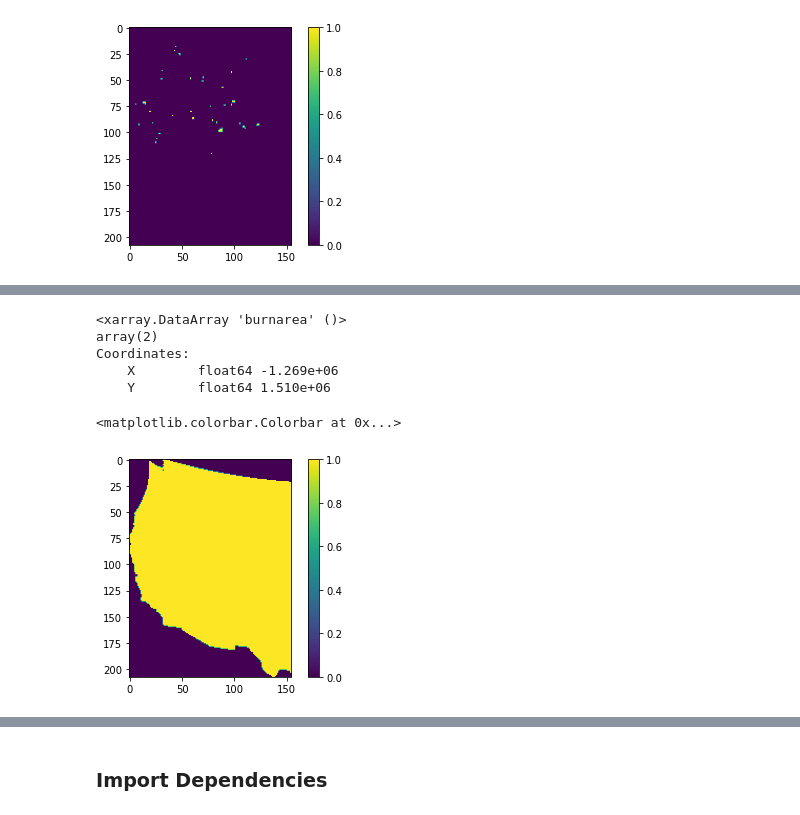
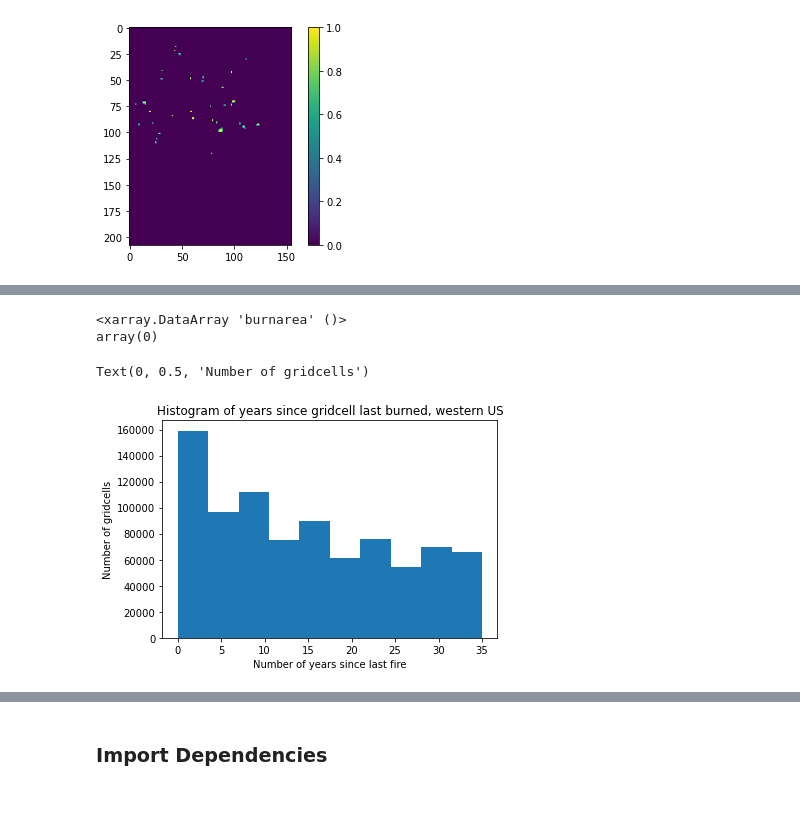
Before and after one commit to JianingFang/FireML_Submission, a Jupyter notebook: script/Susceptibility/Preprocessing.ipynb, the cells around one changed output, grey strips where cells are left out. Saved outputs shown, nothing was run; the diff lists cells and outputs as text; code cells hidden in the pictures.

Commit message:
update with manipulating fire return variable

```diff
--- a/script/Susceptibility/Preprocessing.ipynb
+++ b/script/Susceptibility/Preprocessing.ipynb
@@ -83,7 +83,7 @@ X = burnarea_data.X
 Y = burnarea_data.Y
 
 # get the NaN values in a mask
-maskUS = np.isnan(burnarea.isel(time=0))
+maskUS = ~np.isnan(burnarea.isel(time=0))
 fig, ax = plt.subplots()
 this = ax.imshow(maskUS)
 fig.colorbar(this)
@@ -222,15 +102,48 @@ Coordinates:
-# %%
-tmp_past.loc[thisY, thisX]
-# %% [output]
-<xarray.DataArray 'burnarea' ()>
-array(2)
-Coordinates:
-    X        float64 -1.269e+06
-    Y        float64 1.510e+06
-# %%
-fig, ax = plt.subplots()
-this = ax.imshow(tmp_burned)
-fig.colorbar(this)
-# %% [output]
-<matplotlib.colorbar.Colorbar at 0x...>
-[figure, removed]
+# %%
+burnyes_month.where((burnyes_month!=1) & (burnyes_month!=0)).count()
+# %% [output]
+<xarray.DataArray 'burnarea' ()>
+array(0)
+# %%
+# burnno_yr captures conditionally whether a gridcell burned.
+# 1 = gricell did not burn
+# 0 = gricell burned
+burnno_yr = burnarea.resample(indexer={'time':'Y'}).sum(skipna=True)
+burnno_yr = (burnno_yr==0).astype(int)
+
+# extract dimension info
+time = burnno_yr.time
+X = burnno_yr.X
+Y = burnno_yr.Y
+
+# initialize storage
+return_years = np.zeros((len(time), len(Y), len(X))) # empty storage for years since the last fire
+
+# iterate
+index = 1
+for year in burnno_yr.time[index:]:
+    tmp_thisyr = burnno_yr.isel(time=index) # 2d DataArray
+    tmp_prevyr = return_years[index-1] # last year's burn info
+    tmp_return = tmp_thisyr + tmp_prevyr # add new year
+    tmp_return = tmp_return.where(tmp_thisyr>0, other=0) # if a fire burned, reset the counter with 0
+    return_years[index] = tmp_return # store this memory
+    index+=1
+
+# transform return_years into a xarray DataArray
+return_years = xr.DataArray(data=return_years,
+                            dims=['time','Y','X'],
+                            coords=dict(X=X, Y=Y, time=time),
+                            attrs=dict(
+                                description='Time since gridcell last burned',
+                                units='years'
+                            ))
+return_years = return_years.where(maskUS) # put NaN outside western US border
+# %%
+fig, ax = plt.subplots()
+ax.hist(np.ndarray.flatten(return_years.values))
+ax.set_title('Histogram of years since gridcell last burned, western US')
+ax.set_xlabel('Number of years since last fire')
+ax.set_ylabel('Number of gridcells')
+# %% [output]
+Text(0, 0.5, 'Number of gridcells')
+[figure, added]
```
Also changed, not shown: parts of 12 cells of this notebook.
